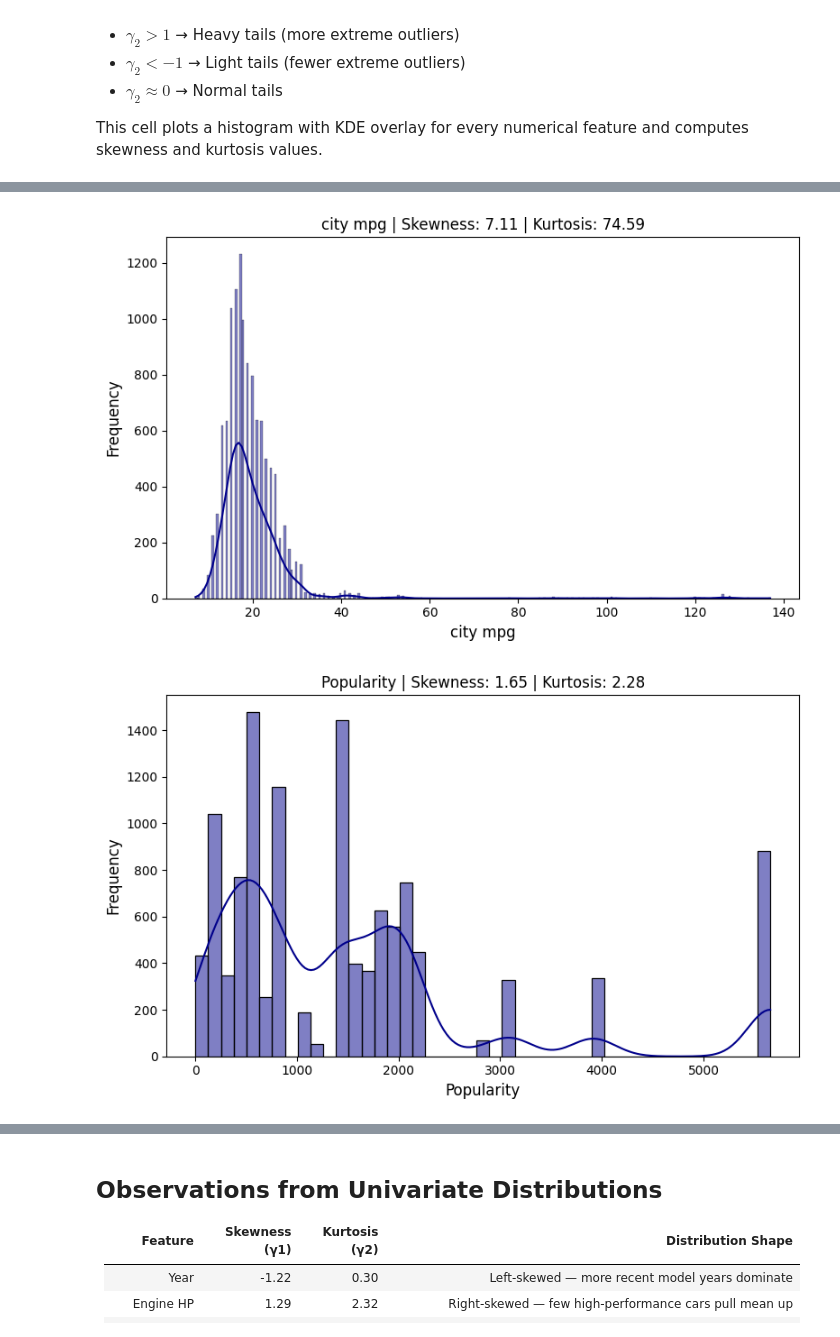
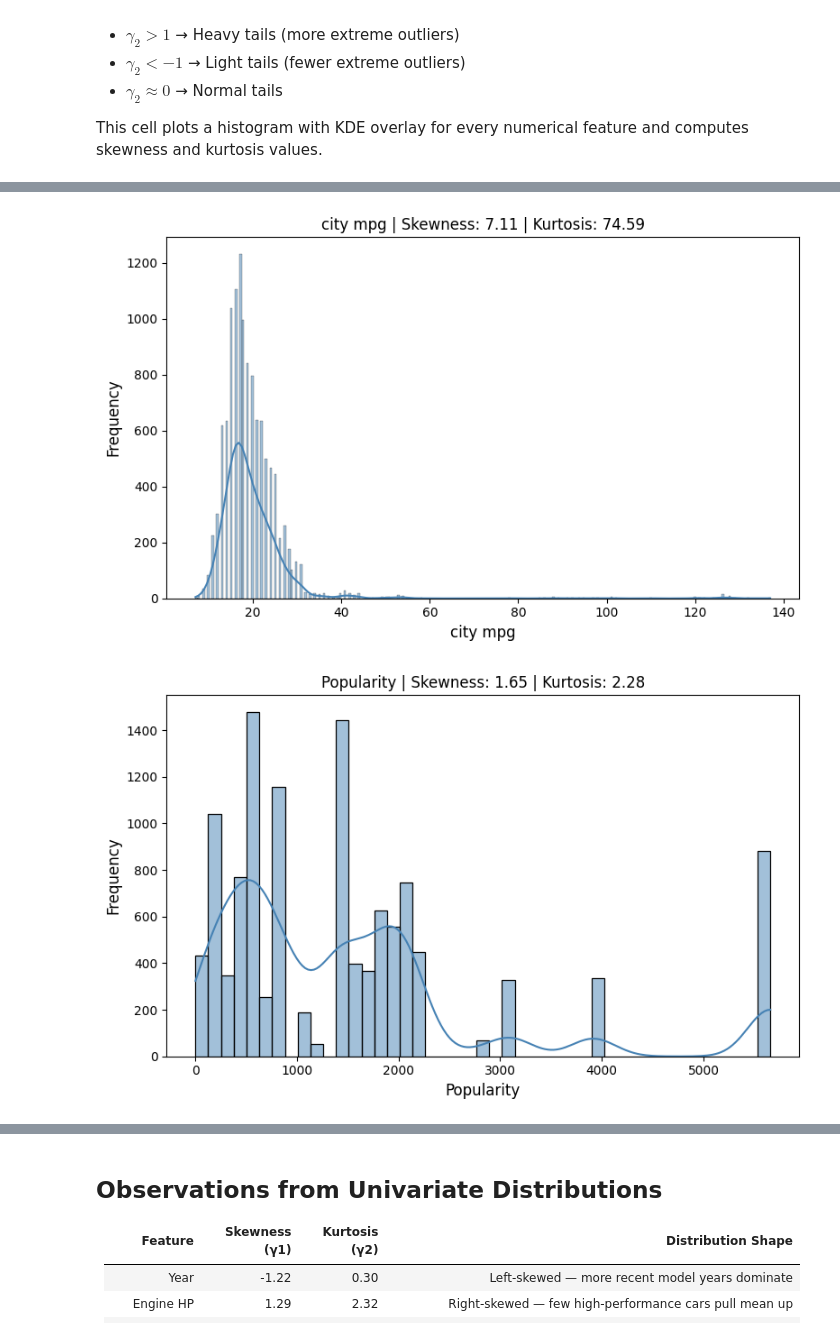
Before and after one commit to husnainalix77/automotive-price-predictor, a Jupyter notebook: notebook/automotice-price-analysis.ipynb, the cells around one changed output, grey strips where cells are left out. Cells and saved outputs as stored; diff of their text form; code cells hidden in the pictures.

```diff
--- a/notebook/automotice-price-analysis.ipynb
+++ b/notebook/automotice-price-analysis.ipynb
@@ -210,7 +210,7 @@ num_cols = df.select_dtypes(include='number').columns # Gets all numerical colum
 
 for col in num_cols:
     plt.figure(figsize=(8, 5))
-    sns.histplot(df[col].dropna(), kde=True, color='darkblue') # drop.na() drops missing values
+    sns.histplot(df[col].dropna(), kde=True, color='steelblue') # drop.na() drops missing values
 
     skewness = stats.skew(df[col].dropna())
     kurtosis = stats.kurtosis(df[col].dropna())
@@ -229,2 +229,2 @@ for col in num_cols:
-[figure, old version]
+[figure, new version]
-[figure, old version]
+[figure, new version]
```
Also changed, not shown: parts of 14 cells of this notebook, 1 other file.
